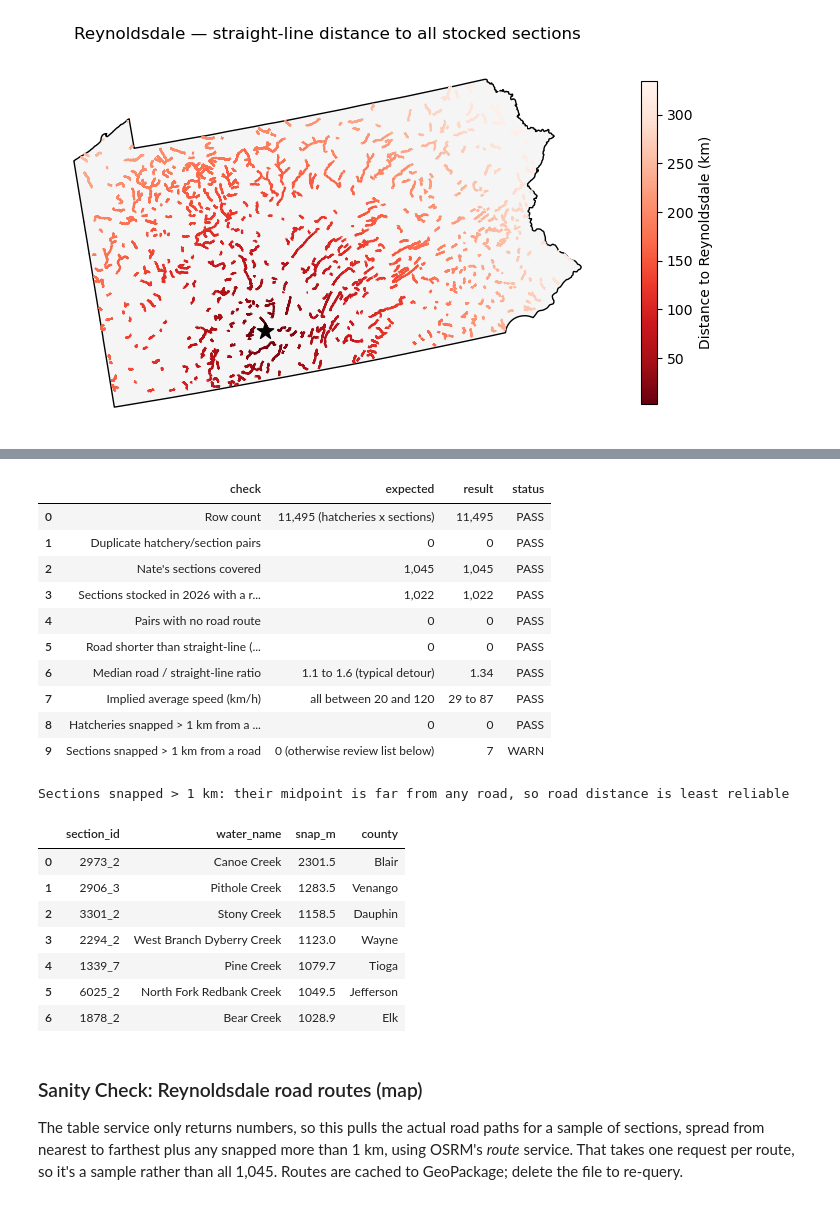
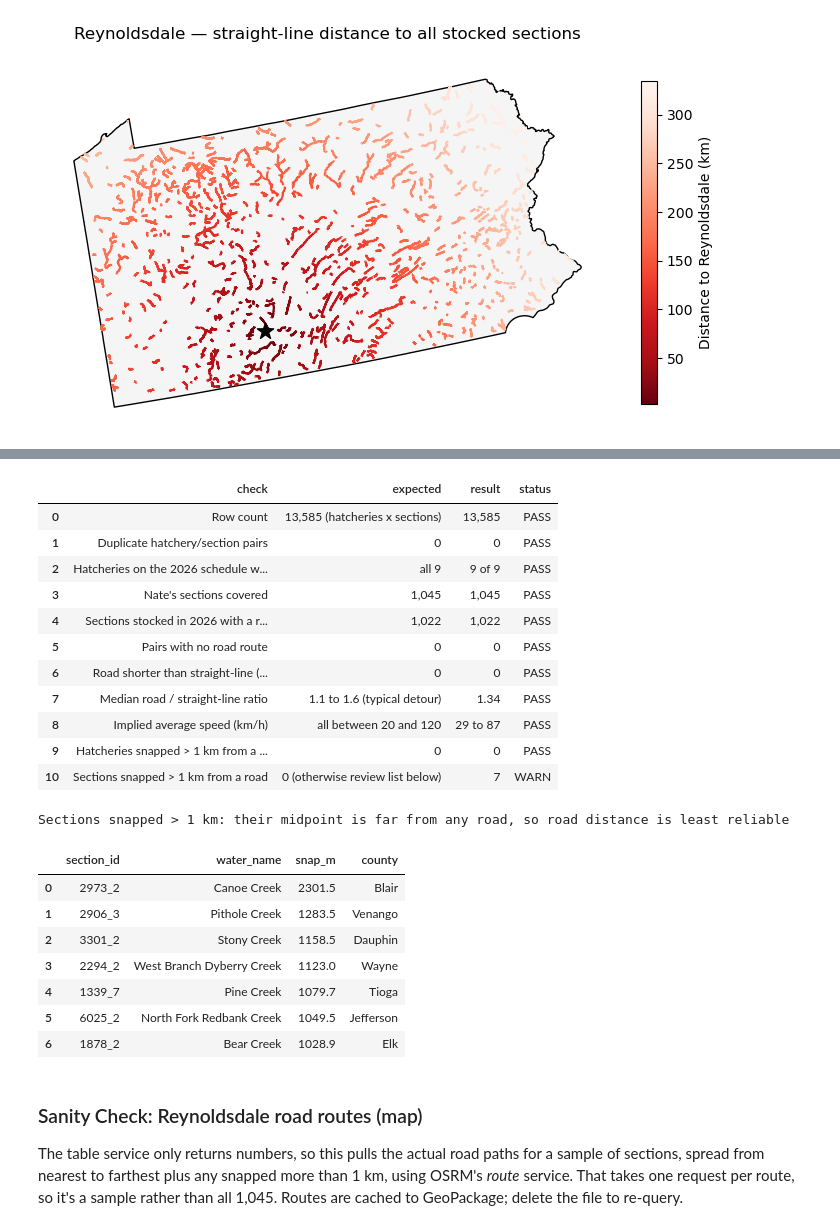
Before and after one commit to LoydGC/Troutimization-Project, a Jupyter notebook: notebooks/travel_arcs.ipynb, the cells around one changed output, grey strips where cells are left out. Cells and saved outputs as stored; diff of their text form; code cells hidden in the pictures.

```diff
--- a/notebooks/travel_arcs.ipynb
+++ b/notebooks/travel_arcs.ipynb
@@ -47,7 +47,12 @@ os.makedirs(FIG_DIR, exist_ok=True)
 os.makedirs(TABLE_DIR, exist_ok=True)
 
 # Import all layers in the same projected CRS for mapping and distance calculations.
-hatcheries = gpd.read_file("../data/processed/trout_hatcheries.gpkg").to_crs(CRS_M)
+# All 13 state fish hatcheries (PFBC's State Fish Hatcheries layer, the authoritative supply-node set; the raw file is an
+# older copy of it). Nate's base model uses the 9 on the 2026 stocking schedule, flagged in_2026_schedule.
+hatcheries = gpd.read_file("../data/raw/pa_hatcheries.gpkg").to_crs(CRS_M)
+hatcheries["NAME"] = hatcheries["NAME"].str.strip()
+scheduled = set(pd.read_parquet("../data/processed/stocking_events.parquet", columns=["hatchery"]).hatchery.dropna())
+hatcheries["in_2026_schedule"] = hatcheries["NAME"].isin(scheduled)
 coop_nurseries = gpd.read_file("../data/raw/Coop_nurseries.geojson").to_crs(CRS_M)
 class_a = gpd.read_file("../data/raw/pa_class_a_trout_streams.gpkg").to_crs(CRS_M)
 pa_boundary = gpd.read_file("../data/raw/pa_boundary.gpkg").to_crs(CRS_M)
@@ -323,9 +330,12 @@ rows: 11,495
 | 4 | 11 | Reynoldsdale | Bedford | 209_2 | West Branch Briar Creek | 279.155 | 173.459 | 196.1 | 46.4 | ... |
 # %%
 # Per-hatchery summary of road distance to all sections (report table).
-# "sections_closest_to" = how many sections have this hatchery as their nearest by road miles
-# (the baseline assignment in Nate's model: each section is served by its nearest hatchery).
-nearest = hatchery_road_dist_long.loc[hatchery_road_dist_long.groupby("section_id")["road_mi"].idxmin()]
+# sections_closest_to = how many sections have this hatchery as their nearest by road miles among the hatcheries on the
+# 2026 stocking schedule (Nate's base-model supply nodes; his baseline assigns each section to its nearest one).
+# Hatcheries off the schedule (Linesville, Pleasant Mount, Fairview, Union City) show 0: they're his "more hatcheries" extension.
+on_schedule = hatcheries.set_index("NAME")["in_2026_schedule"]
+sched_rows = hatchery_road_dist_long[hatchery_road_dist_long["hatchery"].map(on_schedule)]
+nearest = sched_rows.loc[sched_rows.groupby("section_id")["road_mi"].idxmin()]
 
 hatchery_summary = (
     hatchery_road_dist_long.groupby(["hatchery_id", "hatchery", "county"])
@@ -338,6 +348,7 @@ hatchery_summary = (
     .round(1)
     .reset_index()
 )
+hatchery_summary["in_2026_schedule"] = hatchery_summary["hatchery"].map(on_schedule)
 hatchery_summary["sections_closest_to"] = (
     hatchery_summary["hatchery"].map(nearest["hatchery"].value_counts()).fillna(0).astype(int)
 )
@@ -376,6 +389,8 @@ straight = pd.concat([
 check = hatchery_road_dist_long.merge(straight, on=["hatchery_id", "section_id"], how="left")
 
 n_dupes = check.duplicated(["hatchery_id", "section_id"]).sum()
+sched_names = set(hatcheries.loc[hatcheries["in_2026_schedule"], "NAME"])
+sched_missing = sorted(sched_names - set(hatchery_road_dist_long["hatchery"]))
 n_sections_covered = check["section_id"].nunique()
 ids_2026 = set(sections.loc[sections["latest_year"] == 2026, "section_id"])
 n_2026_covered = check.loc[check["section_id"].isin(ids_2026) & check["road_km"].notna(), "section_id"].nunique()
@@ -397,46 +412,49 @@ checks = [
     ("Row count", f"{n_expected:,} (hatcheries x sections)", f"{len(check):,}",
      status(len(check) == n_expected)),
     ("Duplicate hatchery/section pairs", "0", n_dupes, status(n_dupes == 0)),
+    ("Hatcheries on the 2026 schedule with road distances", f"all {len(sched_names)}",
+     f"{len(sched_names) - len(sched_missing)} of {len(sched_names)}", status(not sched_missing)),
     ("Nate's sections covered", f"{len(sections):,}", f"{n_sections_covered:,}",
      status(n_sections_covered == len(sections))),
     ("Sections stocked in 2026 with a road distance", f"{len(ids_2026):,}", f"{n_2026_covered:,}",
      status(n_2026_covered == len(ids_2026))),
     ("Pairs with no road route", "0", n_no_route, status(n_no_route == 0)),
     ("Road shorter than straight-line (beyond snap)", "0", n_shorter, status(n_shorter == 0)),
     ("Median road / straight-line ratio", "1.1 to 1.6 (typical detour)", f"{ratio:.2f}",
      status(1.1 <= ratio <= 1.6)),
     ("Implied average speed (km/h)", "all between 20 and 120", f"{speed_kmh.min():.0f} to {speed_kmh.max():.0f}",
      status(speed_kmh.between(20, 120).all())),
     ("Hatcheries snapped > 1 km from a road", "0", len(far_hatcheries),
      status(len(far_hatcheries) == 0, warn_only=True)),
     ("Sections snapped > 1 km from a road", "0 (otherwise review list below)", len(far_snaps),
      status(len(far_snaps) == 0, warn_only=True)),
 ]
 validation = pd.DataFrame(checks, columns=["check", "expected", "result", "status"])
 validation.to_csv(f"{TABLE_DIR}/road_distance_validation.csv", index=False)
 display(validation)
 
 far_snaps_table = (
     far_snaps.merge(sections[["section_id", "county"]], on="section_id")
     .sort_values("snap_m", ascending=False)
     .reset_index(drop=True)
 )
 far_snaps_table.to_csv(f"{TABLE_DIR}/far_snapped_sections.csv", index=False)
 if len(far_snaps_table):
     print("Sections snapped > 1 km: their midpoint is far from any road, so road distance is least reliable")
     display(far_snaps_table)
 # %% [output]
 |  | check | expected | result | status |
-| 0 | Row count | 11,495 (hatcheries x sections) | 11,495 | PASS |
+| 0 | Row count | 13,585 (hatcheries x sections) | 13,585 | PASS |
 | 1 | Duplicate hatchery/section pairs | 0 | 0 | PASS |
-| 2 | Nate's sections covered | 1,045 | 1,045 | PASS |
-| 3 | Sections stocked in 2026 with a r... | 1,022 | 1,022 | PASS |
-| 4 | Pairs with no road route | 0 | 0 | PASS |
-| 5 | Road shorter than straight-line (... | 0 | 0 | PASS |
-| 6 | Median road / straight-line ratio | 1.1 to 1.6 (typical detour) | 1.34 | PASS |
-| 7 | Implied average speed (km/h) | all between 20 and 120 | 29 to 87 | PASS |
-| 8 | Hatcheries snapped > 1 km from a ... | 0 | 0 | PASS |
-| 9 | Sections snapped > 1 km from a road | 0 (otherwise review list below) | 7 | WARN |
+| 2 | Hatcheries on the 2026 schedule w... | all 9 | 9 of 9 | PASS |
+| 3 | Nate's sections covered | 1,045 | 1,045 | PASS |
+| 4 | Sections stocked in 2026 with a r... | 1,022 | 1,022 | PASS |
+| 5 | Pairs with no road route | 0 | 0 | PASS |
+| 6 | Road shorter than straight-line (... | 0 | 0 | PASS |
+| 7 | Median road / straight-line ratio | 1.1 to 1.6 (typical detour) | 1.34 | PASS |
+| 8 | Implied average speed (km/h) | all between 20 and 120 | 29 to 87 | PASS |
+| 9 | Hatcheries snapped > 1 km from a ... | 0 | 0 | PASS |
+| 10 | Sections snapped > 1 km from a road | 0 (otherwise review list below) | 7 | WARN |
 Sections snapped > 1 km: their midpoint is far from any road, so road distance is least reliable
 |  | section_id | water_name | snap_m | county |
 | 0 | 2973_2 | Canoe Creek | 2301.5 | Blair |
```
Also changed, not shown: parts of 6 cells of this notebook, 7 other files.
